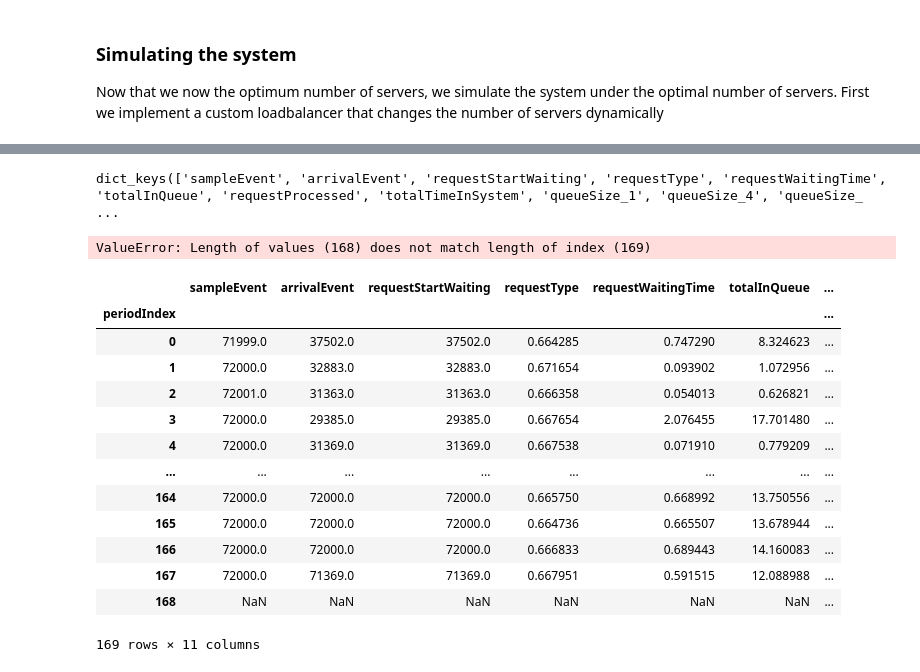
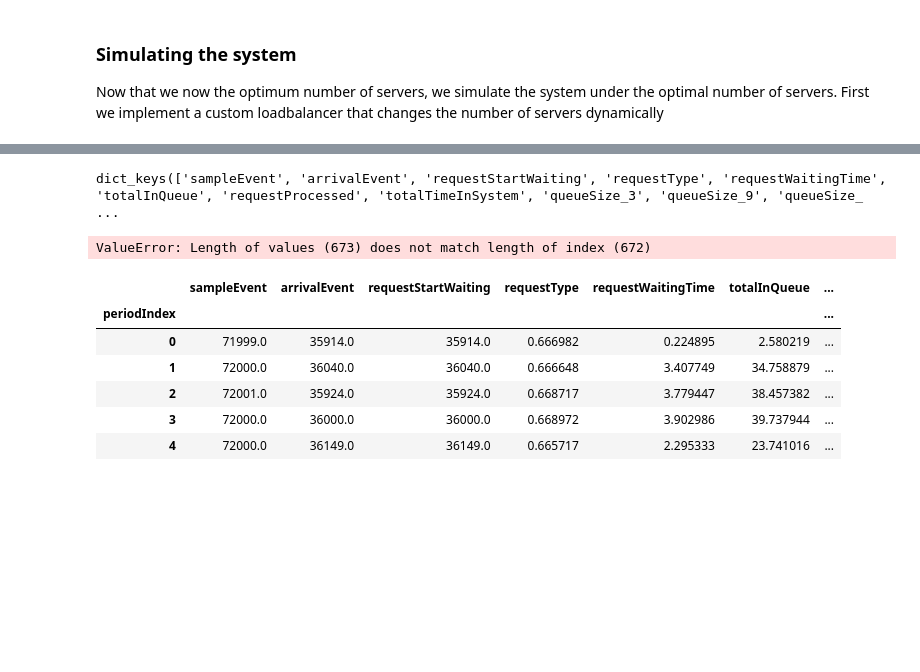
Before and after one commit to julianvanmeggelen/AdaptiveLoadBalancing, a Jupyter notebook: DataSimulation.ipynb, the cells around one changed output, grey strips where cells are left out. Saved outputs shown, nothing was run; the diff lists cells and outputs as text; code cells hidden in the pictures; blank space fills up the shorter version.

```diff
--- a/DataSimulation.ipynb
+++ b/DataSimulation.ipynb
@@ -202,7 +202,7 @@ serverCost = -300
 requestTypes = [(0.5,1,0.1,10), (0.5,2,0.2,10)]
 
 #define the system for 4 week simulation
-stopTime = 1*7*24*60*60
+stopTime = 4*7*24*60*60
 #stopTime = 5*60*60
 
 periodLength = 60*60
@@ -243,12 +237,12 @@ plt.hist(env.logTime["requestCancelled"], bins = 7*12);
 # %%
 env.log.keys()
 # %% [output]
-dict_keys(['sampleEvent', 'arrivalEvent', 'requestStartWaiting', 'requestType', 'requestWaitingTime', 'totalInQueue', 'requestProcessed', 'totalTimeInSystem', 'queueSize_1', 'queueSize_4', 'queueSize_ ...
+dict_keys(['sampleEvent', 'arrivalEvent', 'requestStartWaiting', 'requestType', 'requestWaitingTime', 'totalInQueue', 'requestProcessed', 'totalTimeInSystem', 'queueSize_3', 'queueSize_9', 'queueSize_ ...
 # %%
 #generate the series
 dfs = []
 for k in env.log.keys():
-    if 'queueSize' in k: continue
+    if 'queueSize' in k or 'sampleEvent' in k or 'numberOfServers' in k: continue
     df = pd.DataFrame(index = env.logTime[k], data=env.log[k], columns=[k])
     df['periodIndex'] = (df.index/60/60).astype(int)
     if k in ['totalTimeInSystem', 'numberOfServers','totalInQueue','requestWaitingTime','requestType']:
@@ -256,27 +250,21 @@ for k in env.log.keys():
     else:
         df = df.groupby(by='periodIndex').sum()
     dfs.append(df)
-
 finalDf = pd.concat(dfs, axis=1)
-finalDf['nextPeriodOptimalServers'] = numberOfServersSchedule[1:7*24+2]
-finalDf.to_csv('./data/simulatedData_1')
+finalDf['nextPeriodOptimalServers'] = numberOfServersSchedule[1:4*7*24] + [np.nan] *2
+finalDf.to_csv('./data/simulatedData_2')
 finalDf.head()
 # %% [output]
-ValueError: Length of values (168) does not match length of index (169)
+ValueError: Length of values (673) does not match length of index (672)
-# %%
-finalDf
-# %% [output]
-|  | sampleEvent | arrivalEvent | requestStartWaiting | requestType | requestWaitingTime | totalInQueue | ... |
-| periodIndex |  |  |  |  |  |  | ... |
-| 0 | 71999.0 | 37502.0 | 37502.0 | 0.664285 | 0.747290 | 8.324623 | ... |
-| 1 | 72000.0 | 32883.0 | 32883.0 | 0.671654 | 0.093902 | 1.072956 | ... |
-| 2 | 72001.0 | 31363.0 | 31363.0 | 0.666358 | 0.054013 | 0.626821 | ... |
-| 3 | 72000.0 | 29385.0 | 29385.0 | 0.667654 | 2.076455 | 17.701480 | ... |
-| 4 | 72000.0 | 31369.0 | 31369.0 | 0.667538 | 0.071910 | 0.779209 | ... |
-| ... | ... | ... | ... | ... | ... | ... | ... |
-| 164 | 72000.0 | 72000.0 | 72000.0 | 0.665750 | 0.668992 | 13.750556 | ... |
-| 165 | 72000.0 | 72000.0 | 72000.0 | 0.664736 | 0.665507 | 13.678944 | ... |
-| 166 | 72000.0 | 72000.0 | 72000.0 | 0.666833 | 0.689443 | 14.160083 | ... |
-| 167 | 72000.0 | 71369.0 | 71369.0 | 0.667951 | 0.591515 | 12.088988 | ... |
-| 168 | NaN | NaN | NaN | NaN | NaN | NaN | ... |
-169 rows × 11 columns
+# %%
+finalDf['nextPeriodOptimalServers'] = numberOfServersSchedule[1:4*7*24] + [np.nan] *2
+finalDf.to_csv('./data/simulatedData_2')
+finalDf.head()
+# %% [output]
+|  | sampleEvent | arrivalEvent | requestStartWaiting | requestType | requestWaitingTime | totalInQueue | ... |
+| periodIndex |  |  |  |  |  |  | ... |
+| 0 | 71999.0 | 35914.0 | 35914.0 | 0.666982 | 0.224895 | 2.580219 | ... |
+| 1 | 72000.0 | 36040.0 | 36040.0 | 0.666648 | 3.407749 | 34.758879 | ... |
+| 2 | 72001.0 | 35924.0 | 35924.0 | 0.668717 | 3.779447 | 38.457382 | ... |
+| 3 | 72000.0 | 36000.0 | 36000.0 | 0.668972 | 3.902986 | 39.737944 | ... |
+| 4 | 72000.0 | 36149.0 | 36149.0 | 0.665717 | 2.295333 | 23.741016 | ... |
```
Also changed, not shown: parts of 6 cells of this notebook, 3 other files.
